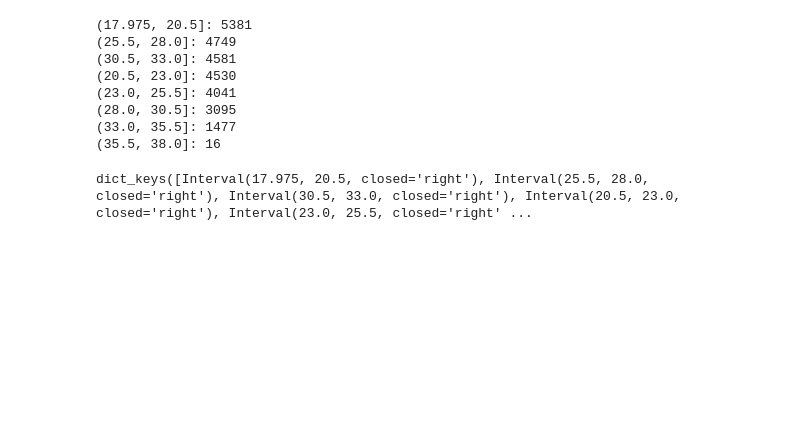
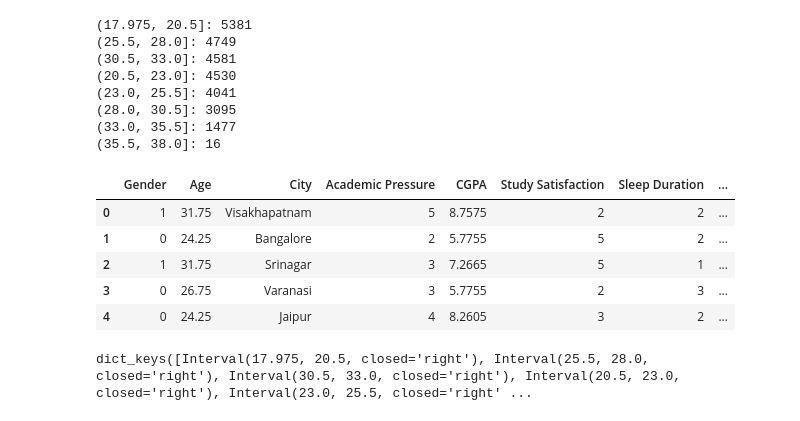
Before and after one commit to ShangolMangol/AlgoForDecisions, a Jupyter notebook: project/interesting_visualizations.ipynb, the cells around one changed output. Drawn from its saved outputs; the diff is of its cells as text; code cells hidden in the pictures; blank space fills up the shorter version.

```diff
--- a/project/interesting_visualizations.ipynb
+++ b/project/interesting_visualizations.ipynb
@@ -116,6 +115,62 @@ for key, value in subsets_age.items():
 (28.0, 30.5]: 3095
 (33.0, 35.5]: 1477
 (35.5, 38.0]: 16
+# %%
+def map_column_values(dataframe, column_names, mappings):
+    dataframe = dataframe.copy()
+    for column_name, mapping in zip(column_names, mappings):
+        dataframe[column_name] = dataframe[column_name].map(mapping)
+    return dataframe
+
+sleep_duration_map = {
+    'Less than 5 hours': 1,
+    '5-6 hours': 2,
+    '7-8 hours': 3,
+    'More than 8 hours': 4,
+    'Others': 5
+}
+
+dietary_habits_map = {
+    'Healthy': 1,
+    'Moderate': 2,
+    'Unhealthy': 3,
+    'Others': 4
+}
+
+gender_map = {
+    'Male': 1,
+    'Female': 0
+}
+
+suicidal_thoughts_map = {
+    'Yes': 1,
+    'No': 0
+}
+
+history_of_mental_health_map = {
+    'Yes': 1,
+    'No': 0
+}
+
+
+map_of_binned_columns = {}
+for bin_column in binned_columns:
+    map_of_binned_columns[bin_column] = {}
+    for interval_key in binned_dataset[bin_column].value_counts().keys():
+        map_of_binned_columns[bin_column][interval_key] = interval_key.mid
+
+binned_dataset = map_column_values(binned_dataset, column_names=['Sleep Duration', 'Dietary Habits', 'Gender', 'Have you ever had suicidal thoughts ?', 'Family History of Mental Illness'],
+                                   mappings=[sleep_duration_map, dietary_habits_map, gender_map, suicidal_thoughts_map, history_of_mental_health_map])
+
+binned_dataset = map_column_values(binned_dataset, column_names=binned_columns, mappings=[map_of_binned_columns[column] for column in binned_columns])
+binned_dataset.head()
+# %% [output]
+|  | Gender | Age | City | Academic Pressure | CGPA | Study Satisfaction | Sleep Duration | ... |
+| 0 | 1 | 31.75 | Visakhapatnam | 5 | 8.7575 | 2 | 2 | ... |
+| 1 | 0 | 24.25 | Bangalore | 2 | 5.7755 | 5 | 2 | ... |
+| 2 | 1 | 31.75 | Srinagar | 3 | 7.2665 | 5 | 1 | ... |
+| 3 | 0 | 26.75 | Varanasi | 3 | 5.7755 | 2 | 3 | ... |
+| 4 | 0 | 24.25 | Jaipur | 4 | 8.2605 | 3 | 2 | ... |
 # %%
 subset_age_18_20 = subsets_age[list(subsets_age.keys())[2]]
 
```
Also changed, not shown: parts of 8 cells of this notebook.
